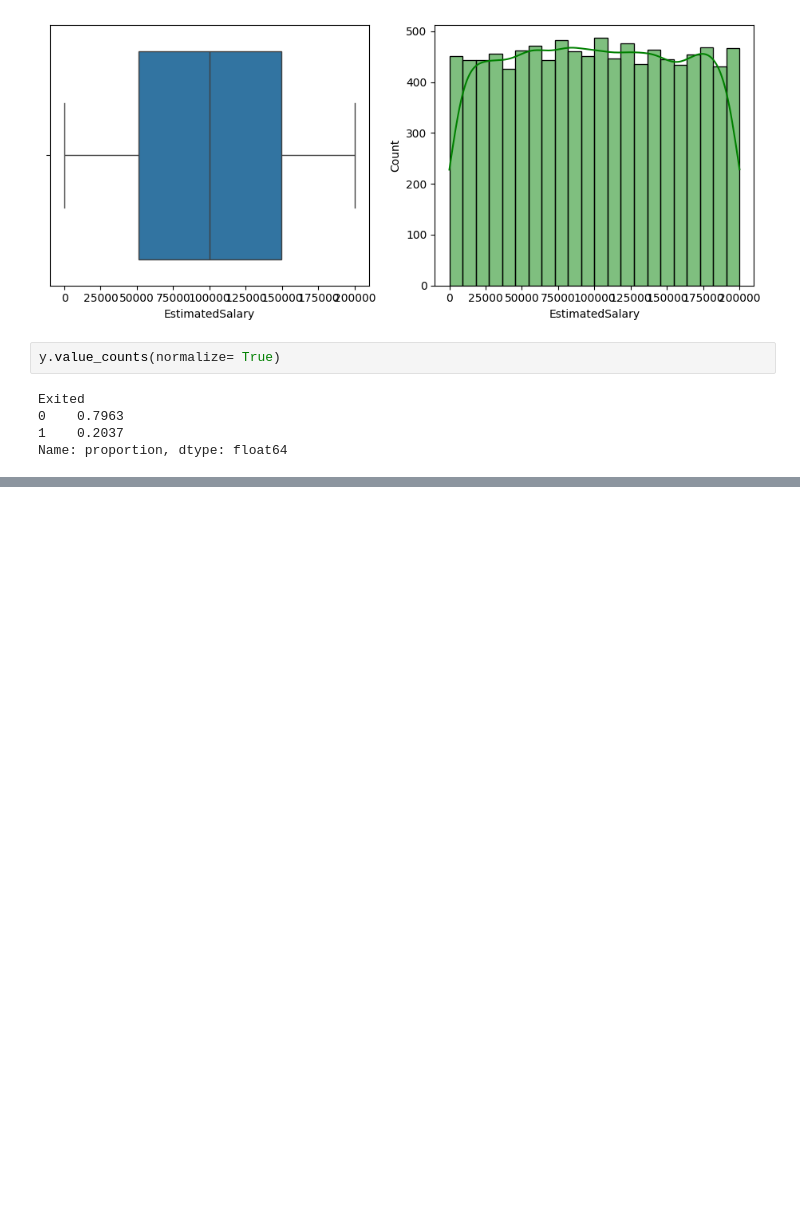
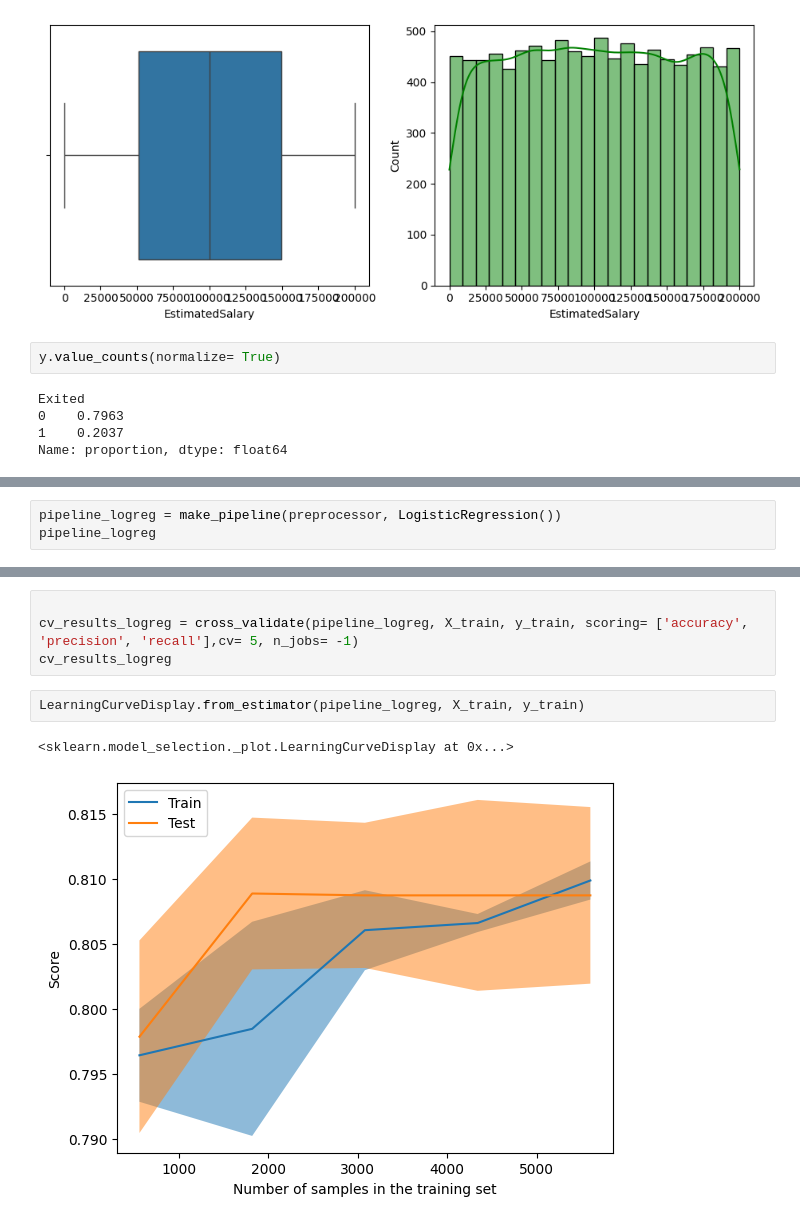
Before and after one commit to jerome-roeser/Bank-customer-churn-modeling, a Jupyter notebook: customer_churn.ipynb, the cells around one changed output, grey strips where cells are left out. Saved outputs shown, nothing was run; the diff lists cells and outputs as text; blank space fills up the shorter version.

```diff
--- a/customer_churn.ipynb
+++ b/customer_churn.ipynb
@@ -187,0 +200,3 @@ sns.heatmap(data=X_train_preprocessed.corr(), cmap='coolwarm', annot= True)
+# %%
+pipeline_logreg = make_pipeline(preprocessor, LogisticRegression())
+pipeline_logreg
@@ -187,0 +222,9 @@ sns.heatmap(data=X_train_preprocessed.corr(), cmap='coolwarm', annot= True)
+# %%
+
+cv_results_logreg = cross_validate(pipeline_logreg, X_train, y_train, scoring= ['accuracy', 'precision', 'recall'],cv= 5, n_jobs= -1)
+cv_results_logreg
+# %%
+LearningCurveDisplay.from_estimator(pipeline_logreg, X_train, y_train)
+# %% [output]
+<sklearn.model_selection._plot.LearningCurveDisplay at 0x...>
+[figure, added]
```
Also changed, not shown: parts of 12 cells of this notebook.
